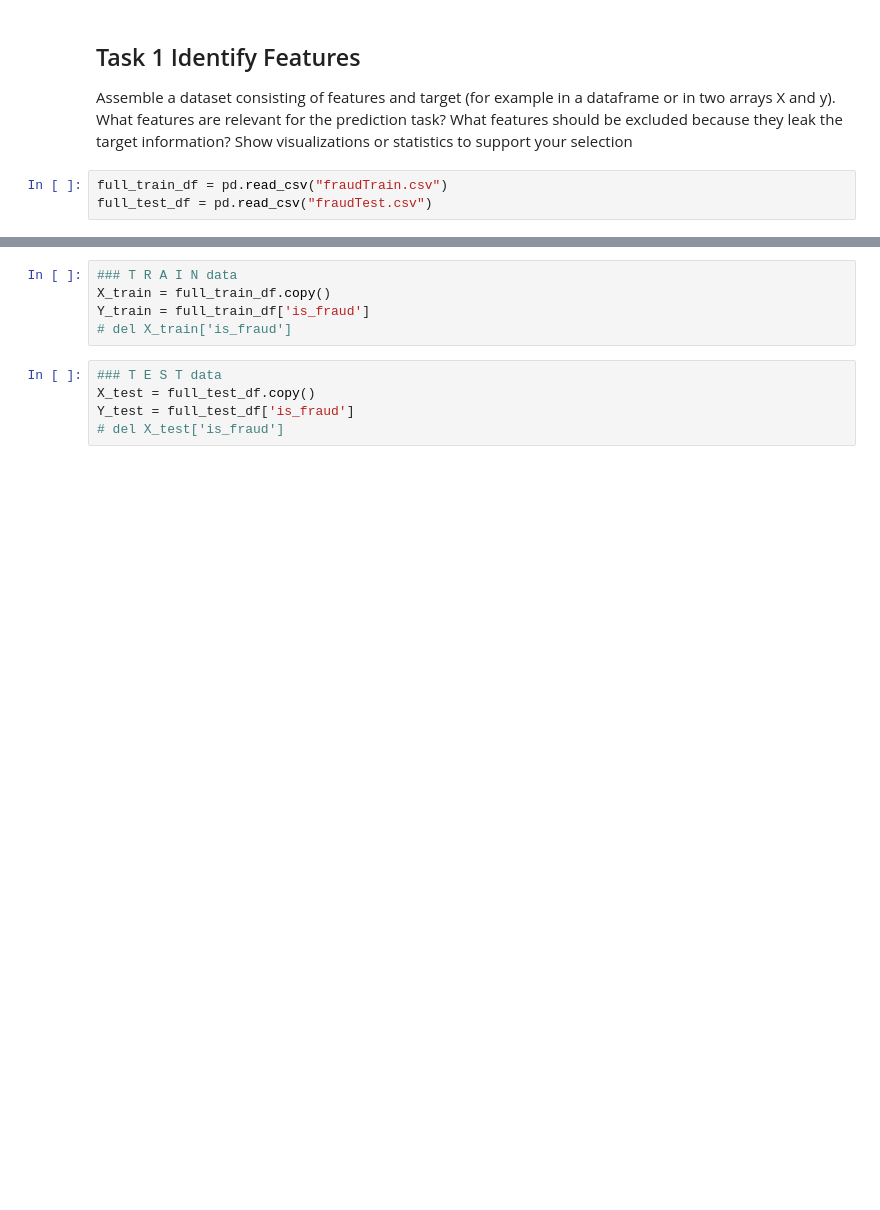
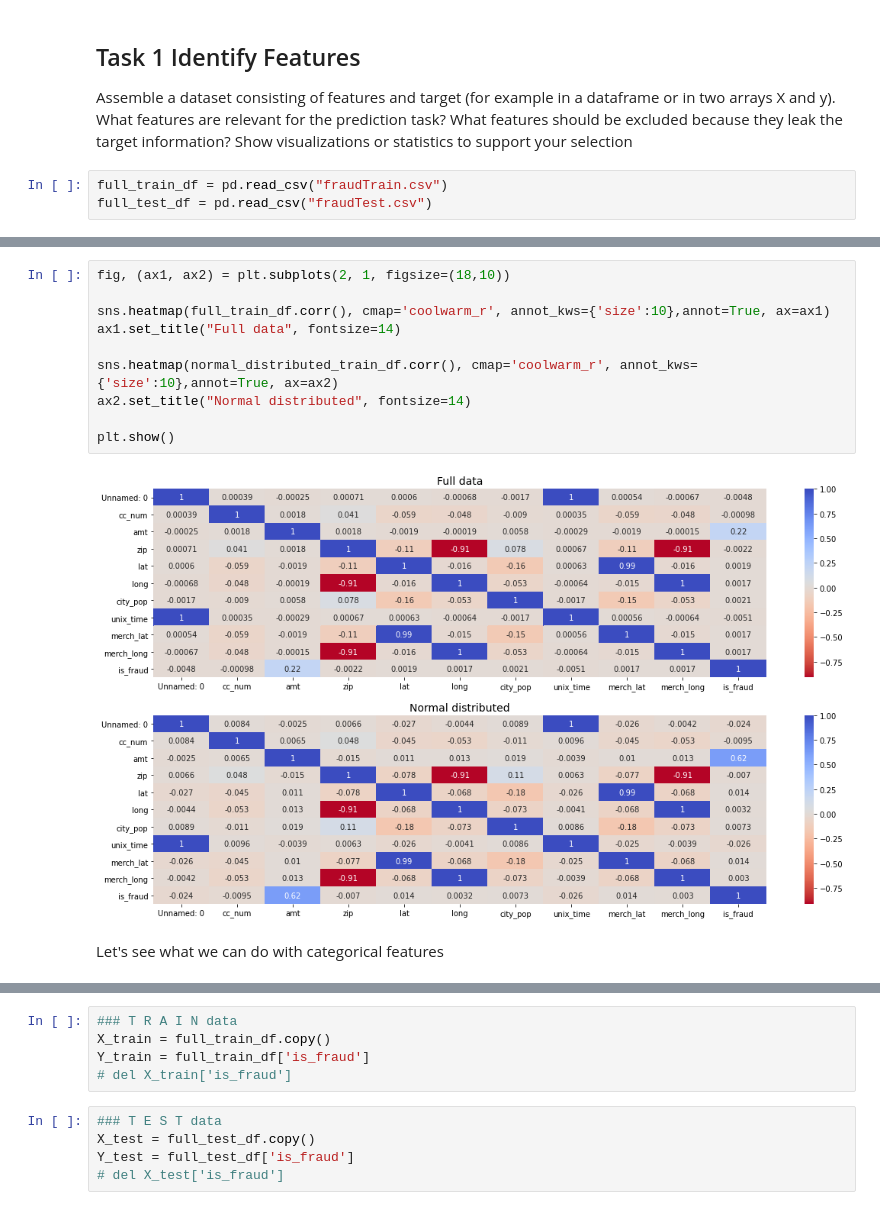
Before and after one commit to sashaaKr/master-of-science, a Jupyter notebook: semester_2/Advanced_Topics_in_Machine_Learning/assignment_2/Advanced Machine Learning_sasha - HW #2.ipynb, the cells around one changed output, grey strips where cells are left out. Cells and saved outputs as stored; diff of their text form; blank space fills up the shorter version.

```diff
--- a/semester_2/Advanced_Topics_in_Machine_Learning/assignment_2/Advanced Machine Learning_sasha - HW #2.ipynb
+++ b/semester_2/Advanced_Topics_in_Machine_Learning/assignment_2/Advanced Machine Learning_sasha - HW #2.ipynb
@@ -399,0 +476,14 @@ full_test_df = pd.read_csv("fraudTest.csv")
+# %%
+fig, (ax1, ax2) = plt.subplots(2, 1, figsize=(18,10))
+
+sns.heatmap(full_train_df.corr(), cmap='coolwarm_r', annot_kws={'size':10},annot=True, ax=ax1)
+ax1.set_title("Full data", fontsize=14)
+
+sns.heatmap(normal_distributed_train_df.corr(), cmap='coolwarm_r', annot_kws={'size':10},annot=True, ax=ax2)
+ax2.set_title("Normal distributed", fontsize=14)
+
+plt.show()
+# %% [output]
+[figure, added]
+# %% [markdown]
+Let's see what we can do with categorical features
```
Also changed, not shown: parts of 14 cells of this notebook.
